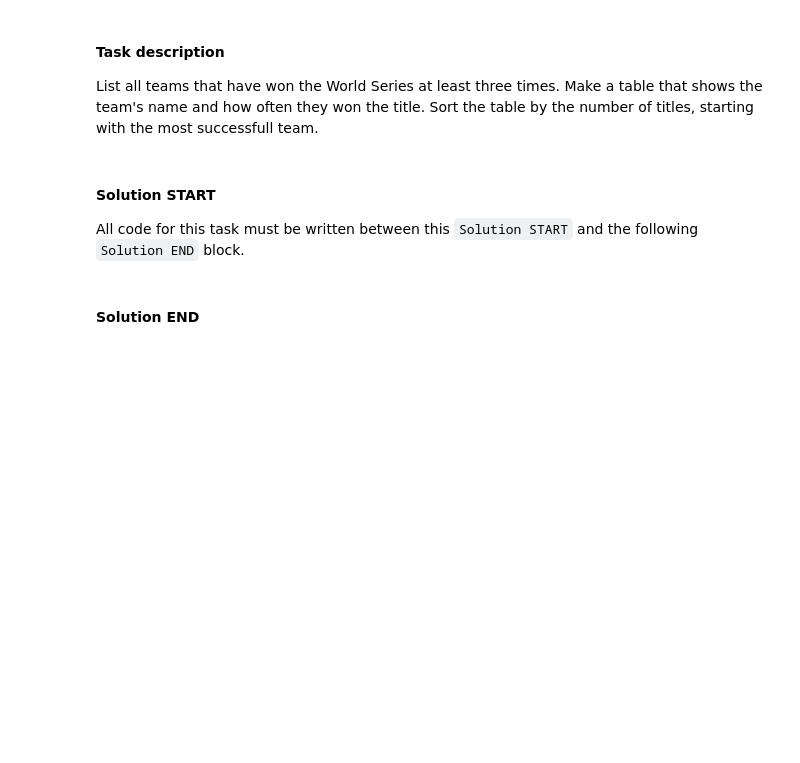
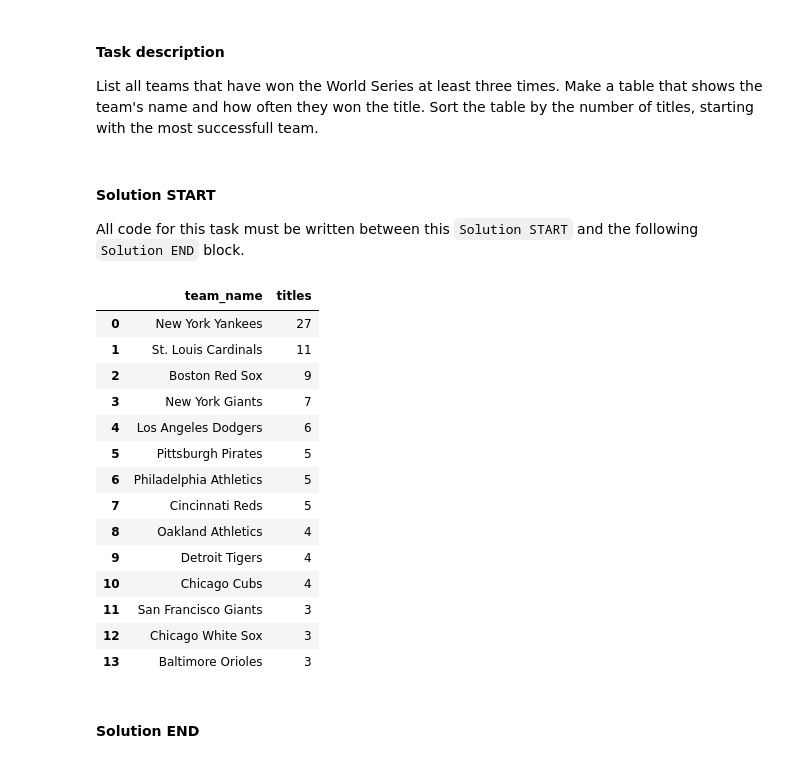
Before and after one commit to sluggysadi/STA141B, a Jupyter notebook: HW2_STA141B/H2_Fathima_Sadia_9025.ipynb, the cells around one changed output. Drawn from its saved outputs; the diff is of its cells as text; code cells hidden in the pictures; blank space fills up the shorter version.

```diff
--- a/HW2_STA141B/H2_Fathima_Sadia_9025.ipynb
+++ b/HW2_STA141B/H2_Fathima_Sadia_9025.ipynb
@@ -69,0 +81,6 @@ tables
+# %%
+SeriesPost = pd.read_sql_query("SELECT * FROM SeriesPost LIMIT 5;", db)
+print(SeriesPost.columns)
+
+Teams = pd.read_sql_query("SELECT * FROM Teams LIMIT 5;", db)
+print(Teams.columns)
@@ -107,6 +185,42 @@ List all teams that have won the World Series at least three times. Make a table
 #### Solution START
 
 All code for this task must be written between this `Solution START` and the following `Solution END` block.
+# %%
+threewins = """
+SELECT
+    t.name AS team_name,
+    COUNT(s.teamIDwinner) AS titles
+FROM SeriesPost s
+JOIN Teams t
+    ON s.teamIDwinner = t.teamID
+WHERE s.round = 'WS'
+    AND t.yearID = (
+        SELECT MAX(t2.yearID)
+        FROM Teams t2
+        WHERE t2.teamID = t.teamID
+    )
+GROUP BY s.teamIDwinner
+HAVING COUNT(s.teamIDwinner) >= 3
+ORDER BY titles DESC;
+"""
+threewins = pd.read_sql(threewins, db)
+threewins
+# %% [output]
+|  | team_name | titles |
+| 0 | New York Yankees | 27 |
+| 1 | St. Louis Cardinals | 11 |
+| 2 | Boston Red Sox | 9 |
+| 3 | New York Giants | 7 |
+| 4 | Los Angeles Dodgers | 6 |
+| 5 | Pittsburgh Pirates | 5 |
+| 6 | Philadelphia Athletics | 5 |
+| 7 | Cincinnati Reds | 5 |
+| 8 | Oakland Athletics | 4 |
+| 9 | Detroit Tigers | 4 |
+| 10 | Chicago Cubs | 4 |
+| 11 | San Francisco Giants | 3 |
+| 12 | Chicago White Sox | 3 |
+| 13 | Baltimore Orioles | 3 |
 # %% [markdown]
 #### Solution END
 # %% [markdown]
```
Also changed, not shown: parts of 23 cells of this notebook.
